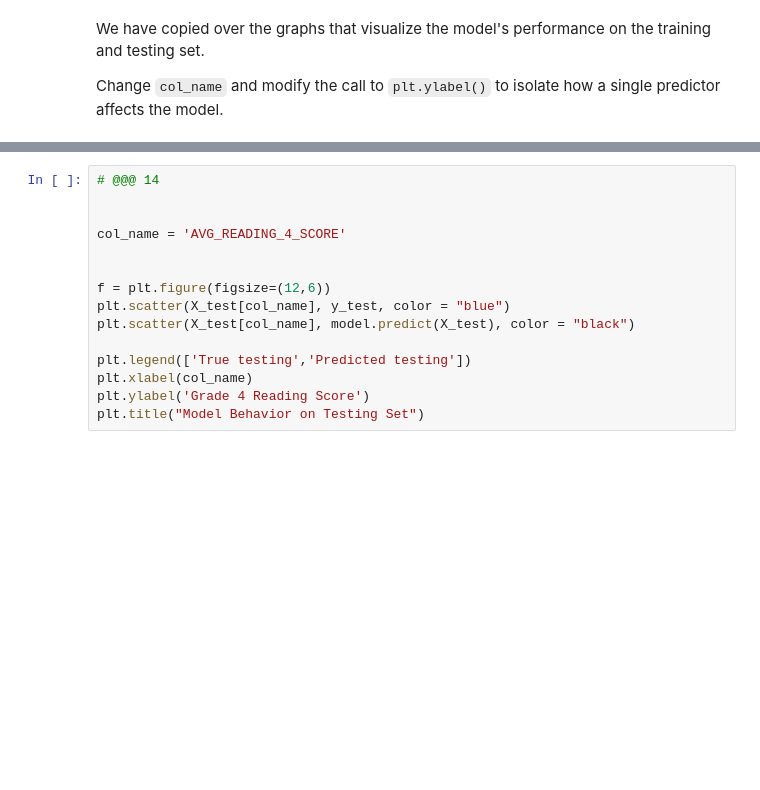
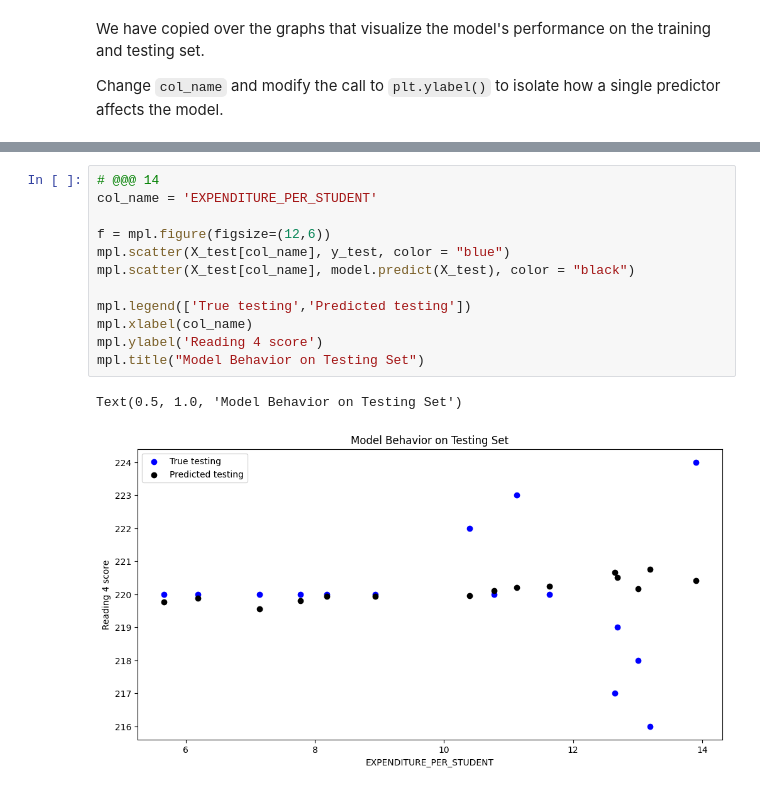
Before and after one commit to Crumb-le/MDST-Tutorial, a Jupyter notebook: tutorial1/checkpoint1.ipynb, the cells around one changed output, grey strips where cells are left out. Cells and saved outputs as stored; diff of their text form; blank space fills up the shorter version.

```diff
--- a/tutorial1/checkpoint1.ipynb
+++ b/tutorial1/checkpoint1.ipynb
@@ -189,15 +200,15 @@ plt.title("Model Behavior On Training Set")
 # %%
 # @@@ 14
+col_name = 'EXPENDITURE_PER_STUDENT'
 
+f = mpl.figure(figsize=(12,6))
+mpl.scatter(X_test[col_name], y_test, color = "blue")
+mpl.scatter(X_test[col_name], model.predict(X_test), color = "black")
 
-col_name = 'AVG_READING_4_SCORE'
-
-
-f = plt.figure(figsize=(12,6))
-plt.scatter(X_test[col_name], y_test, color = "blue")
-plt.scatter(X_test[col_name], model.predict(X_test), color = "black")
-
-plt.legend(['True testing','Predicted testing'])
-plt.xlabel(col_name)
-plt.ylabel('Grade 4 Reading Score')
-plt.title("Model Behavior on Testing Set")
+mpl.legend(['True testing','Predicted testing'])
+mpl.xlabel(col_name)
+mpl.ylabel('Reading 4 score')
+mpl.title("Model Behavior on Testing Set")
+# %% [output]
+Text(0.5, 1.0, 'Model Behavior on Testing Set')
+[figure, added]
```
Also changed, not shown: parts of 19 cells of this notebook, 1 other file.
